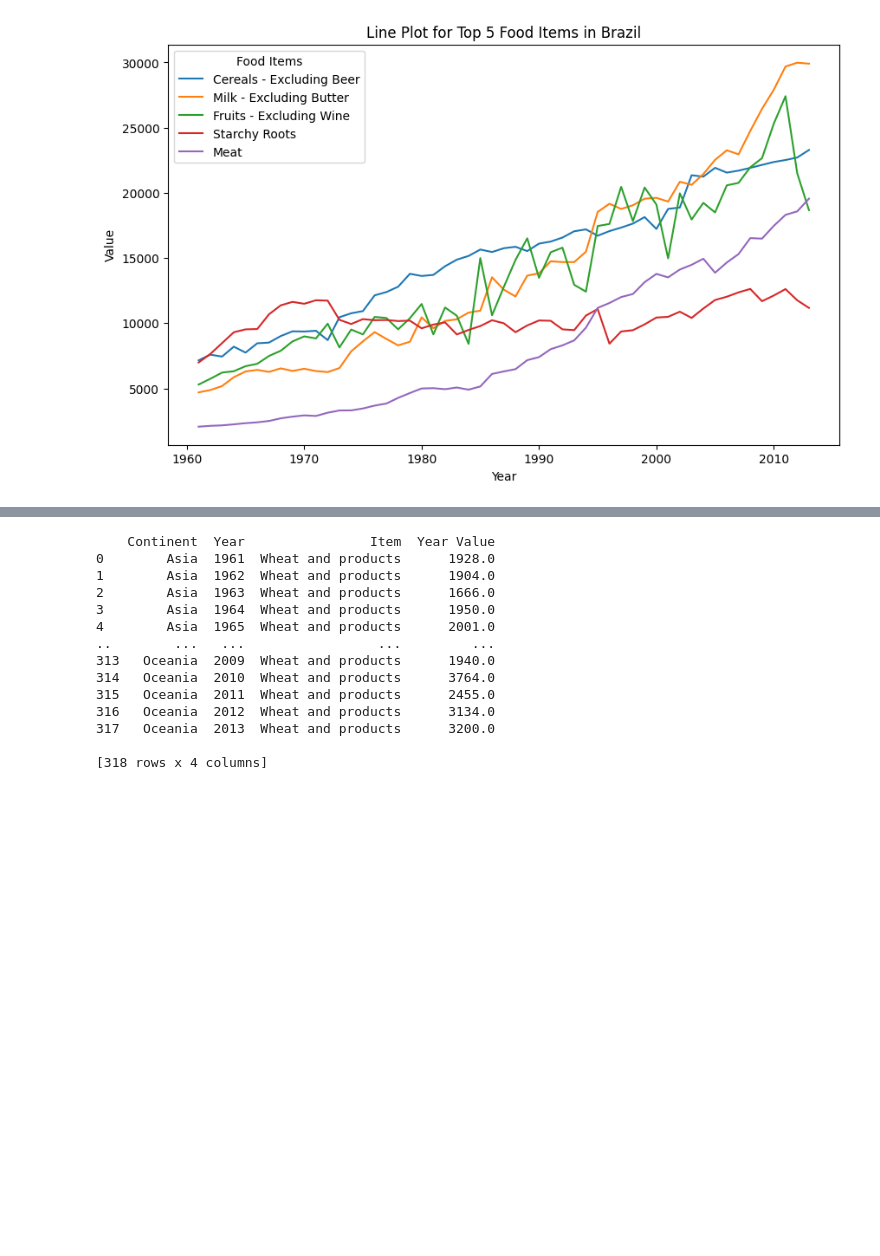
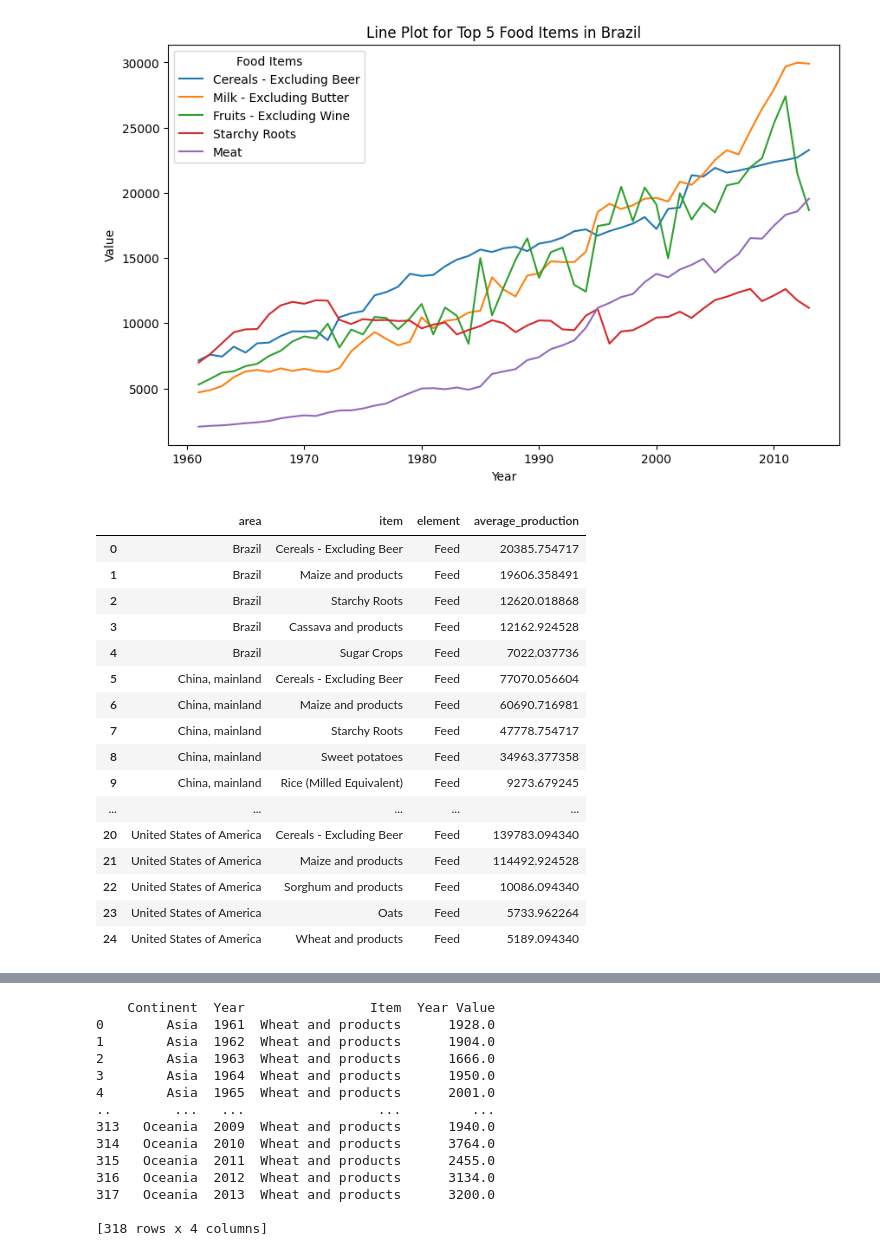
Before and after one commit to JoshuaEntrata/DataViz_Assessment1, a Jupyter notebook: line_plot.ipynb, the cells around one changed output, grey strips where cells are left out. Saved outputs shown, nothing was run; the diff lists cells and outputs as text; code cells hidden in the pictures; blank space fills up the shorter version.

```diff
--- a/line_plot.ipynb
+++ b/line_plot.ipynb
@@ -102,3 +102,25 @@ for area in areas:
 [figure]
 [figure]
 [figure]
+# %%
+top_5_feed = merged_df[filtered_feed].groupby(['area', 'item', 'element'])['average_production'].mean()
+top_5_feed = top_5_feed.groupby('area').nlargest(5).reset_index(level=0, drop=True).reset_index()
+top_5_feed
+# %% [output]
+|  | area | item | element | average_production |
+| 0 | Brazil | Cereals - Excluding Beer | Feed | 20385.754717 |
+| 1 | Brazil | Maize and products | Feed | 19606.358491 |
+| 2 | Brazil | Starchy Roots | Feed | 12620.018868 |
+| 3 | Brazil | Cassava and products | Feed | 12162.924528 |
+| 4 | Brazil | Sugar Crops | Feed | 7022.037736 |
+| 5 | China, mainland | Cereals - Excluding Beer | Feed | 77070.056604 |
+| 6 | China, mainland | Maize and products | Feed | 60690.716981 |
+| 7 | China, mainland | Starchy Roots | Feed | 47778.754717 |
+| 8 | China, mainland | Sweet potatoes | Feed | 34963.377358 |
+| 9 | China, mainland | Rice (Milled Equivalent) | Feed | 9273.679245 |
+| ... | ... | ... | ... | ... |
+| 20 | United States of America | Cereals - Excluding Beer | Feed | 139783.094340 |
+| 21 | United States of America | Maize and products | Feed | 114492.924528 |
+| 22 | United States of America | Sorghum and products | Feed | 10086.094340 |
+| 23 | United States of America | Oats | Feed | 5733.962264 |
+| 24 | United States of America | Wheat and products | Feed | 5189.094340 |
```
Also changed, not shown: parts of 6 cells of this notebook.
